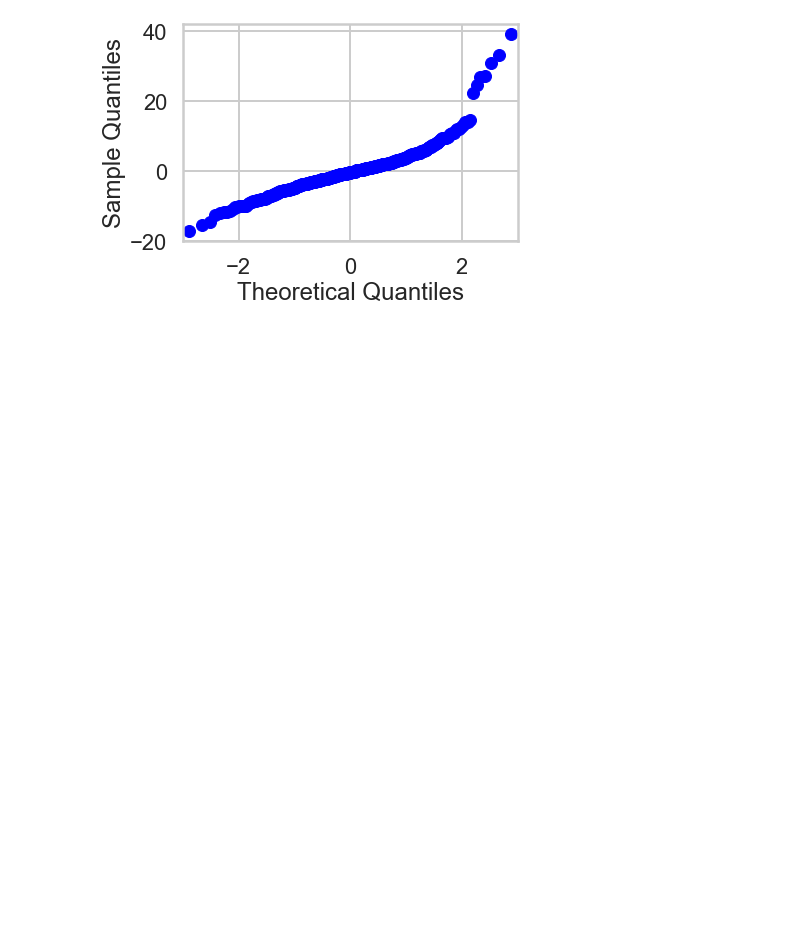
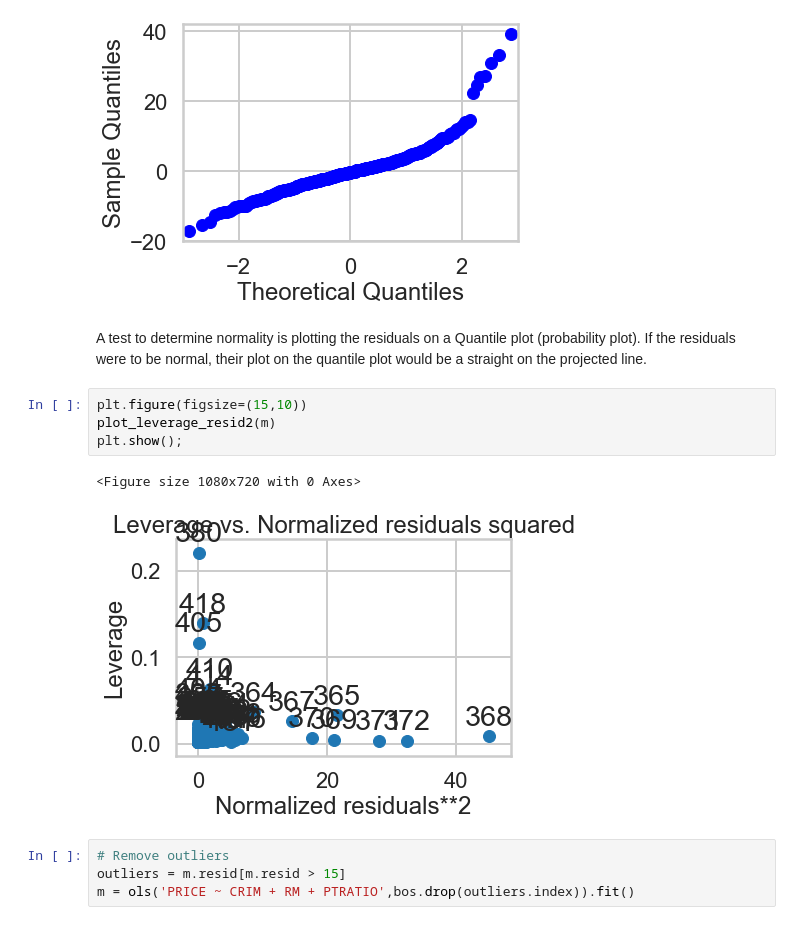
Before and after one commit to chejuichia/DataScienceStudy, a Jupyter notebook: linear_regression/Mini_Project_Linear_Regression.ipynb, the cells around one changed output. Cells and saved outputs as stored; diff of their text form; blank space fills up the shorter version.

```diff
--- a/linear_regression/Mini_Project_Linear_Regression.ipynb
+++ b/linear_regression/Mini_Project_Linear_Regression.ipynb
@@ -885,3 +928,16 @@ qqplot(m.resid)
 # %% [output]
 [figure]
 [figure]
+# %% [markdown]
+A test to determine normality is plotting the residuals on a Quantile plot (probability plot). If the residuals were to be normal, their plot on the quantile plot would be a straight on the projected line.
+# %%
+plt.figure(figsize=(15,10))
+plot_leverage_resid2(m)
+plt.show();
+# %% [output]
+<Figure size 1080x720 with 0 Axes>
+[figure, added]
+# %%
+# Remove outliers
+outliers = m.resid[m.resid > 15]
+m = ols('PRICE ~ CRIM + RM + PTRATIO',bos.drop(outliers.index)).fit()
```
Also changed, not shown: parts of 14 cells of this notebook.
